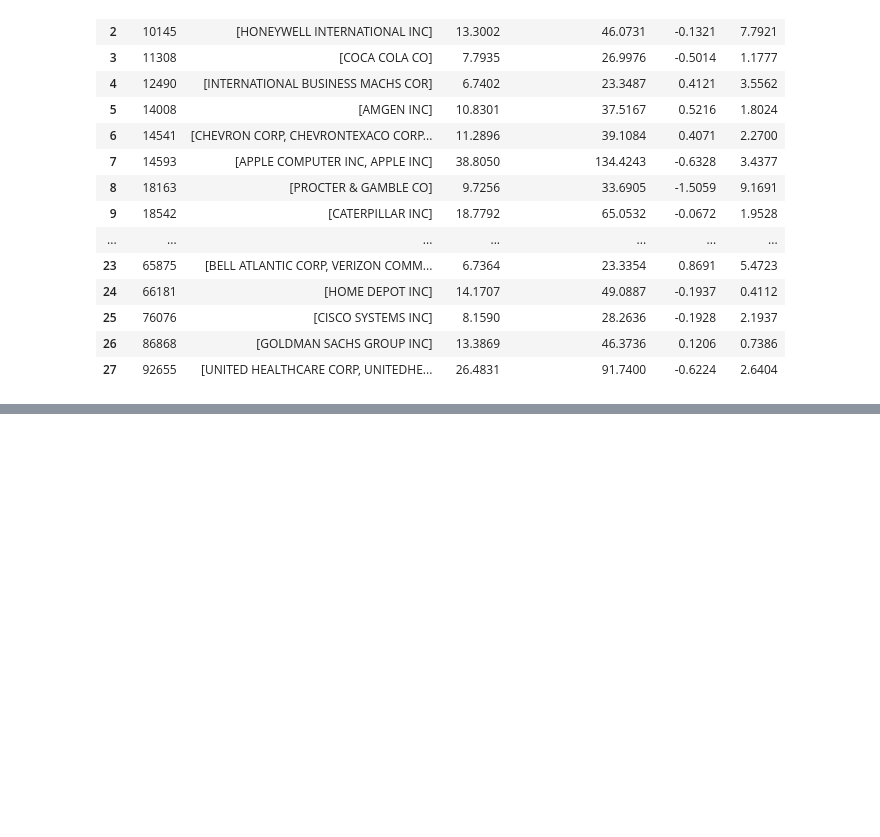
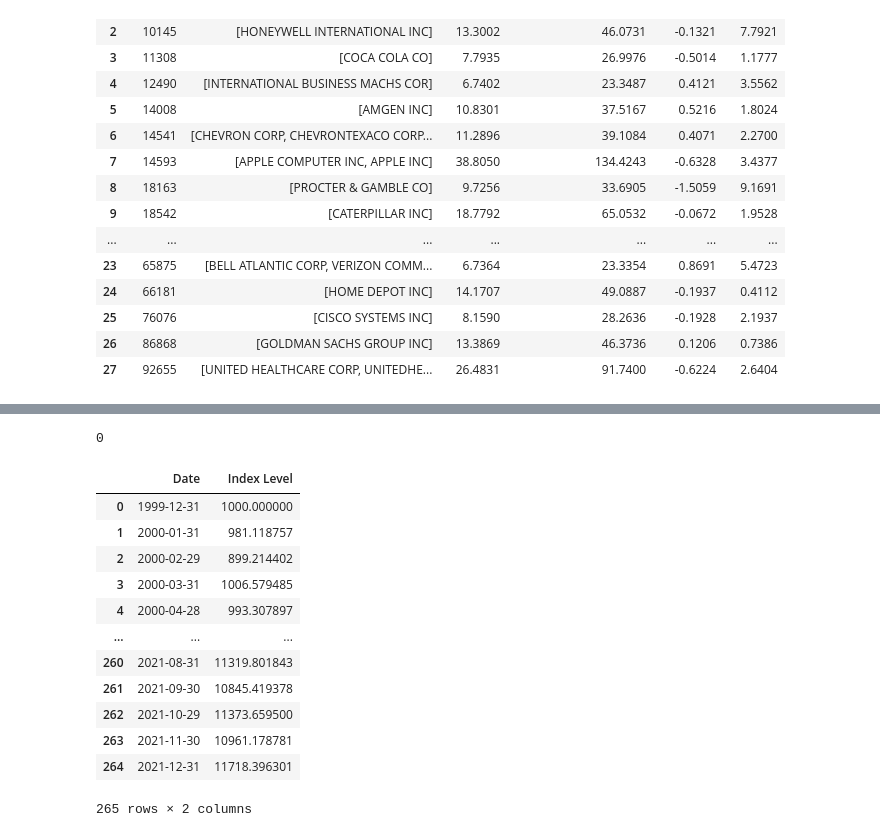
Before and after one commit to uWaterloo-CFM/CFM-301, a Jupyter notebook: Assignment 1/Data Assignment 1.ipynb, the cells around one changed output, grey strips where cells are left out. Cells and saved outputs as stored; diff of their text form; code cells hidden in the pictures; blank space fills up the shorter version.

```diff
--- a/Assignment 1/Data Assignment 1.ipynb
+++ b/Assignment 1/Data Assignment 1.ipynb
@@ -162,0 +171,14 @@ duplicate_comnam_df.to_dict()['COMNAM']
+# %%
+# We only need to use monthly returns (already calculated) to calculate the index. So let's align the data.
+# This df will hold our (unindexed [to 1000]) portfolio
+
+# We'll just pull the dates from the sp500 returns since that, and the dj data all have aligned dates
+portfolio_df = pd.DataFrame(sp500_returns["DATE"])
+
+for permno, df in returns_dict.items():
+    portfolio_df.loc[:, permno] = list(df["RET"])
+
+# Just to validate, none of our cells are null so we can safely continue
+portfolio_df.isnull().sum().sum() # returns number of null cells
+# %% [output]
+0
@@ -162,0 +192,26 @@ duplicate_comnam_df.to_dict()['COMNAM']
+# %%
+# Now we'll use this data to populate our index_df
+index_returns_df = portfolio_df[["DATE", "Weighted Return"]]
+
+index_df = pd.DataFrame(columns = ["Date", "Index Level"]).append({"Date": "1999-12-31", "Index Level": 1000.00}, ignore_index=True)
+
+for index, row in index_returns_df.iterrows():
+    index_df.loc[index + 1, "Date"] = str(index_returns_df.loc[index, "DATE"])
+    index_df.loc[index + 1, "Index Level"] = (1+ index_returns_df.loc[index, "Weighted Return"]) * index_df.loc[index, "Index Level"]
+index_df["Date"] = pd.to_datetime(index_df.Date) # Fix datetime
+
+index_df
+# %% [output]
+|  | Date | Index Level |
+| 0 | 1999-12-31 | 1000.000000 |
+| 1 | 2000-01-31 | 981.118757 |
+| 2 | 2000-02-29 | 899.214402 |
+| 3 | 2000-03-31 | 1006.579485 |
+| 4 | 2000-04-28 | 993.307897 |
+| ... | ... | ... |
+| 260 | 2021-08-31 | 11319.801843 |
+| 261 | 2021-09-30 | 10845.419378 |
+| 262 | 2021-10-29 | 11373.659500 |
+| 263 | 2021-11-30 | 10961.178781 |
+| 264 | 2021-12-31 | 11718.396301 |
+265 rows × 2 columns
```
Also changed, not shown: parts of 9 cells of this notebook.
